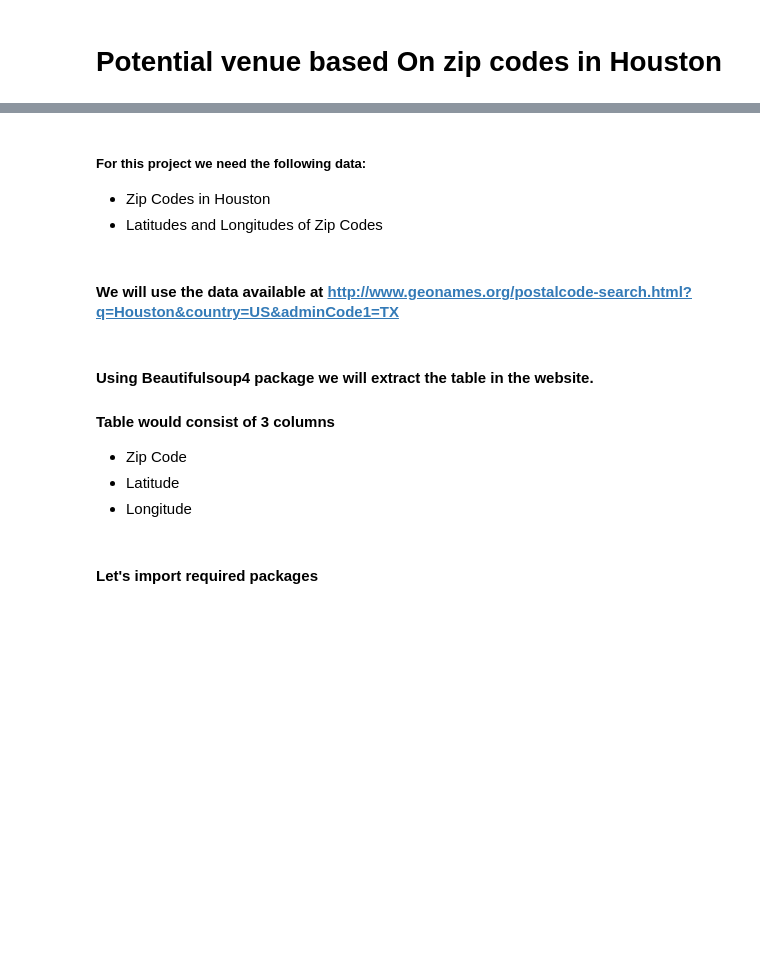
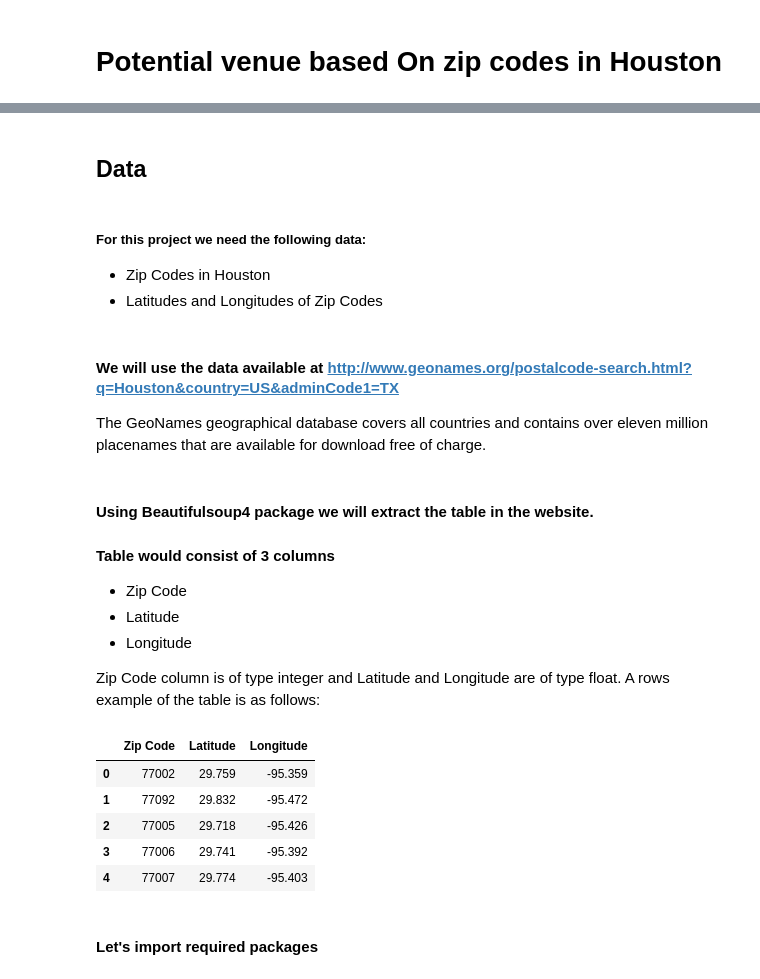
Before and after one commit to Homayoon1987/Coursera_Capstone, a Jupyter notebook: Venue_Analysis_of_Houston.ipynb, the cells around one changed output, grey strips where cells are left out. Cells and saved outputs as stored; diff of their text form; code cells hidden in the pictures; blank space fills up the shorter version.

```diff
--- a/Venue_Analysis_of_Houston.ipynb
+++ b/Venue_Analysis_of_Houston.ipynb
@@ -5,3 +7,5 @@
+# %% [markdown]
+## Data
 # %% [markdown]
 ##### For this project we need the following data:
 <ul>
@@ -10,6 +14,8 @@
 </ul>
 # %% [markdown]
 #### We will use the data available at http://www.geonames.org/postalcode-search.html?q=Houston&country=US&adminCode1=TX
+
+The GeoNames geographical database covers all countries and contains over eleven million placenames that are available for download free of charge.
 # %% [markdown]
 #### Using Beautifulsoup4 package we will extract the table in the website.
 #### Table would consist of 3 columns
@@ -18,6 +24,17 @@
     <li> Latitude </li>
     <li> Longitude </li>
 </ul>
+
+Zip Code column is of type integer and Latitude and Longitude are of type float. A rows example of the table is as follows:
+# %%
+Houston_data[['Zip Code','Latitude','Longitude']].head()
+# %% [output]
+|  | Zip Code | Latitude | Longitude |
+| 0 | 77002 | 29.759 | -95.359 |
+| 1 | 77092 | 29.832 | -95.472 |
+| 2 | 77005 | 29.718 | -95.426 |
+| 3 | 77006 | 29.741 | -95.392 |
+| 4 | 77007 | 29.774 | -95.403 |
 # %% [markdown]
 #### Let's import required packages
 # %%
```
Also changed, not shown: parts of 26 cells of this notebook.
